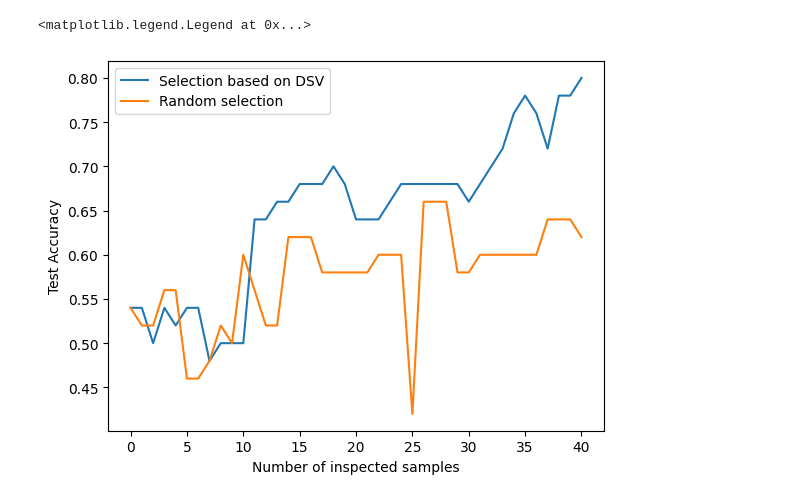
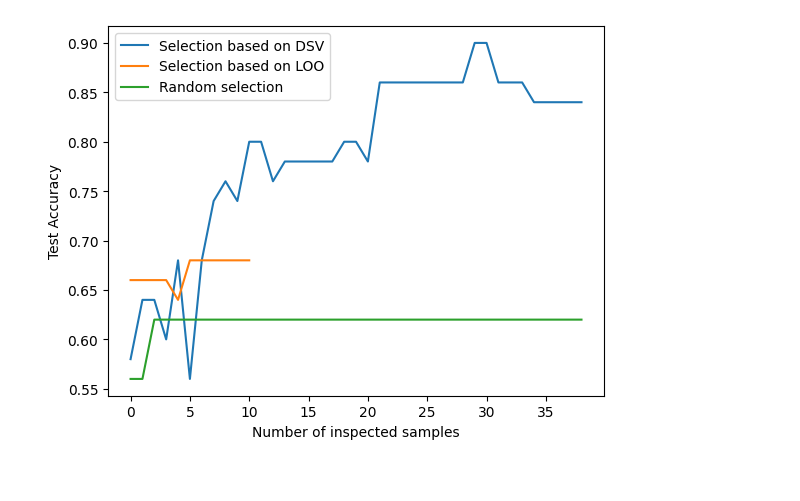
Before and after one commit to navigating-data-errors/tutorial, a Jupyter notebook: part1-data-errors.ipynb, the cells around one changed output. Cells and saved outputs as stored; diff of their text form; code cells hidden in the pictures.

```diff
--- a/part1-data-errors.ipynb
+++ b/part1-data-errors.ipynb
@@ -90,23 +168,5 @@ sns.histplot(data=dsvs, binwidth=0.0025)
 # %%
 num_negative_dsvs = np.sum(dsvs < 0)
-y_train_mislabeled_some_fixes = copy.deepcopy(y_train_mislabeled)
+indices_to_repair_dsv = np.argsort(dsvs)[:num_negative_dsvs]
 
-indices = np.argsort(dsvs)[:num_negative_dsvs]
-
-test_accs = [dirty_impact['test_acc']]
-
-for index in indices:
-    y_train_mislabeled_some_fixes[index] = y_train[index]
-    impact = evaluate_logistic_regression_model(X_train, y_train_mislabeled_some_fixes, X_test, y_test)
-
-    test_accs.append(impact['test_acc'])
-
-    print(f'''
-Data Shapley value: {dsvs[index]}
-Given label: {y_train_mislabeled[index]}
-True label: {y_train[index]}
-
-{train.iloc[index].letter}
-
-{'-'*80}
-''')
+repair_scores_dsv = evaluate_repairs(indices_to_repair_dsv, X_train, y_train_mislabeled, y_train, X_test, y_test, utility)
@@ -131,23 +173,24 @@ Sincerely,
 # %%
 random_indices = np.random.choice(range(len(X_train)), num_negative_dsvs, replace=False)
 
-y_train_mislabeled_random_fixes = copy.deepcopy(y_train_mislabeled)
-random_test_accs = [dirty_impact['test_acc']]
-
-for index in random_indices:
-    y_train_mislabeled_random_fixes[index] = y_train[index]
-    impact = evaluate_logistic_regression_model(X_train, y_train_mislabeled_random_fixes, X_test, y_test)
-    random_test_accs.append(impact['test_acc'])
+repair_scores_random = evaluate_repairs(random_indices, X_train, y_train_mislabeled, y_train, X_test, y_test, utility)
+# %%
+loo_indices = np.argsort(loo_values)[:num_negative_dsvs]
+loo_indices = [idx for idx in loo_indices if loo_values[idx] < 0.0]
+
+repair_scores_loo = evaluate_repairs(loo_indices, X_train, y_train_mislabeled, y_train, X_test, y_test, utility)
 # %%
 from scipy.ndimage import gaussian_filter1d
 
-ax = sns.lineplot(test_accs, label="Selection based on DSV")
-ax = sns.lineplot(random_test_accs, label="Random selection")
+ax = sns.lineplot(repair_scores_dsv, label="Selection based on DSV")
+ax = sns.lineplot(repair_scores_loo, label="Selection based on LOO")
+ax = sns.lineplot(repair_scores_random, label="Random selection")
 
 
 ax.set_xlabel("Number of inspected samples")
 ax.set_ylabel("Test Accuracy")
 ax.legend()
+
+plt.show()
 # %% [output]
-<matplotlib.legend.Legend at 0x...>
-[figure, old version]
+[figure, new version]
```
Also changed, not shown: parts of 13 cells of this notebook.
